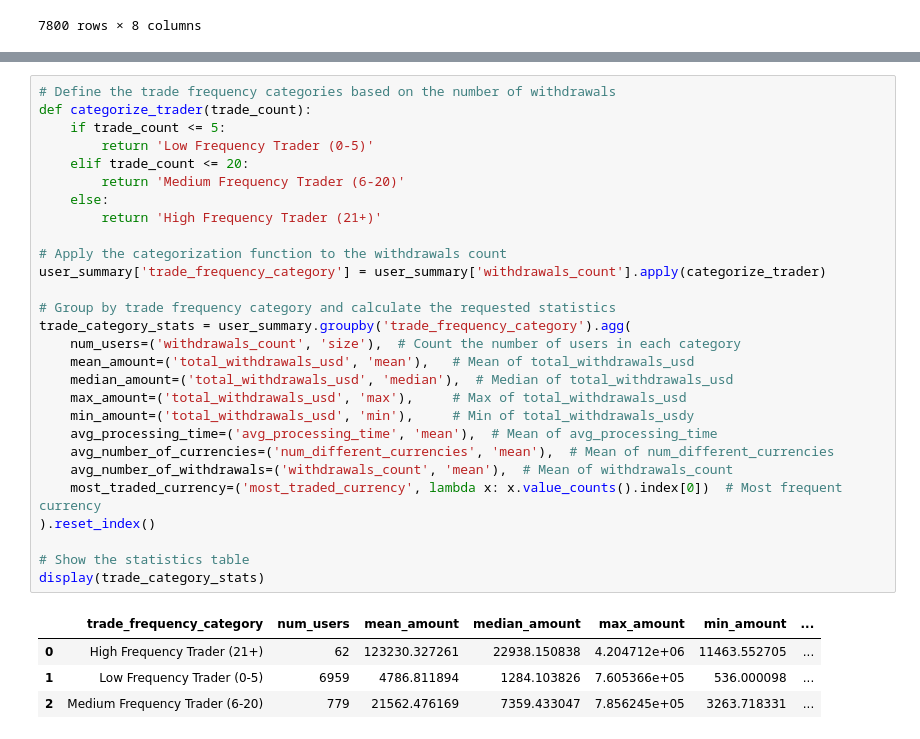
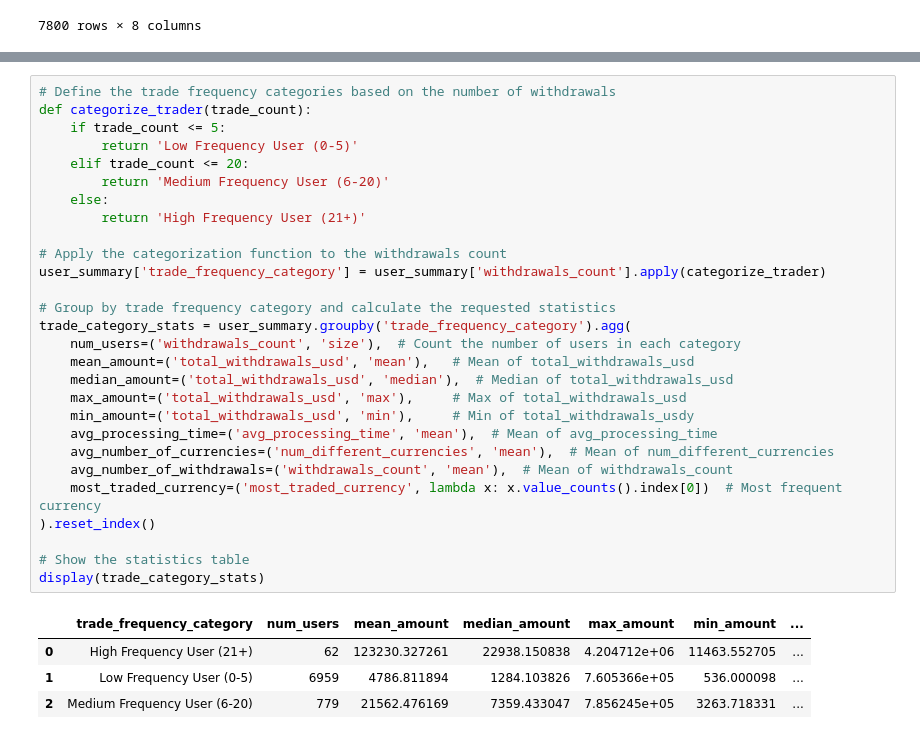
Before and after one commit to njenko/BItstamp-Assesment, a Jupyter notebook: Task 1/Bitstamp_Assignment_Task1.ipynb, the cells around one changed output, grey strips where cells are left out. Cells and saved outputs as stored; diff of their text form.

```diff
--- a/Task 1/Bitstamp_Assignment_Task1.ipynb
+++ b/Task 1/Bitstamp_Assignment_Task1.ipynb
@@ -837,36 +911,36 @@ plt.show()
 # %%
 # Define the trade frequency categories based on the number of withdrawals
 def categorize_trader(trade_count):
     if trade_count <= 5:
-        return 'Low Frequency Trader (0-5)'
+        return 'Low Frequency User (0-5)'
     elif trade_count <= 20:
-        return 'Medium Frequency Trader (6-20)'
+        return 'Medium Frequency User (6-20)'
     else:
-        return 'High Frequency Trader (21+)'
+        return 'High Frequency User (21+)'
 
 # Apply the categorization function to the withdrawals count
 user_summary['trade_frequency_category'] = user_summary['withdrawals_count'].apply(categorize_trader)
 
 # Group by trade frequency category and calculate the requested statistics
 trade_category_stats = user_summary.groupby('trade_frequency_category').agg(
     num_users=('withdrawals_count', 'size'),  # Count the number of users in each category
     mean_amount=('total_withdrawals_usd', 'mean'),   # Mean of total_withdrawals_usd
     median_amount=('total_withdrawals_usd', 'median'),  # Median of total_withdrawals_usd
     max_amount=('total_withdrawals_usd', 'max'),     # Max of total_withdrawals_usd
     min_amount=('total_withdrawals_usd', 'min'),     # Min of total_withdrawals_usdy
     avg_processing_time=('avg_processing_time', 'mean'),  # Mean of avg_processing_time
     avg_number_of_currencies=('num_different_currencies', 'mean'),  # Mean of num_different_currencies
     avg_number_of_withdrawals=('withdrawals_count', 'mean'),  # Mean of withdrawals_count
     most_traded_currency=('most_traded_currency', lambda x: x.value_counts().index[0])  # Most frequent currency
 ).reset_index()
 
 # Show the statistics table
 display(trade_category_stats)
 # %% [output]
 |  | trade_frequency_category | num_users | mean_amount | median_amount | max_amount | min_amount | ... |
-| 0 | High Frequency Trader (21+) | 62 | 123230.327261 | 22938.150838 | 4.204712e+06 | 11463.552705 | ... |
-| 1 | Low Frequency Trader (0-5) | 6959 | 4786.811894 | 1284.103826 | 7.605366e+05 | 536.000098 | ... |
-| 2 | Medium Frequency Trader (6-20) | 779 | 21562.476169 | 7359.433047 | 7.856245e+05 | 3263.718331 | ... |
+| 0 | High Frequency User (21+) | 62 | 123230.327261 | 22938.150838 | 4.204712e+06 | 11463.552705 | ... |
+| 1 | Low Frequency User (0-5) | 6959 | 4786.811894 | 1284.103826 | 7.605366e+05 | 536.000098 | ... |
+| 2 | Medium Frequency User (6-20) | 779 | 21562.476169 | 7359.433047 | 7.856245e+05 | 3263.718331 | ... |
 # %%
 # Compare average processing time for each category
 processing_time_comparison = user_summary.groupby('trade_frequency_category')['avg_processing_time'].mean()
```
Also changed, not shown: parts of 12 cells of this notebook, 11 other files.
